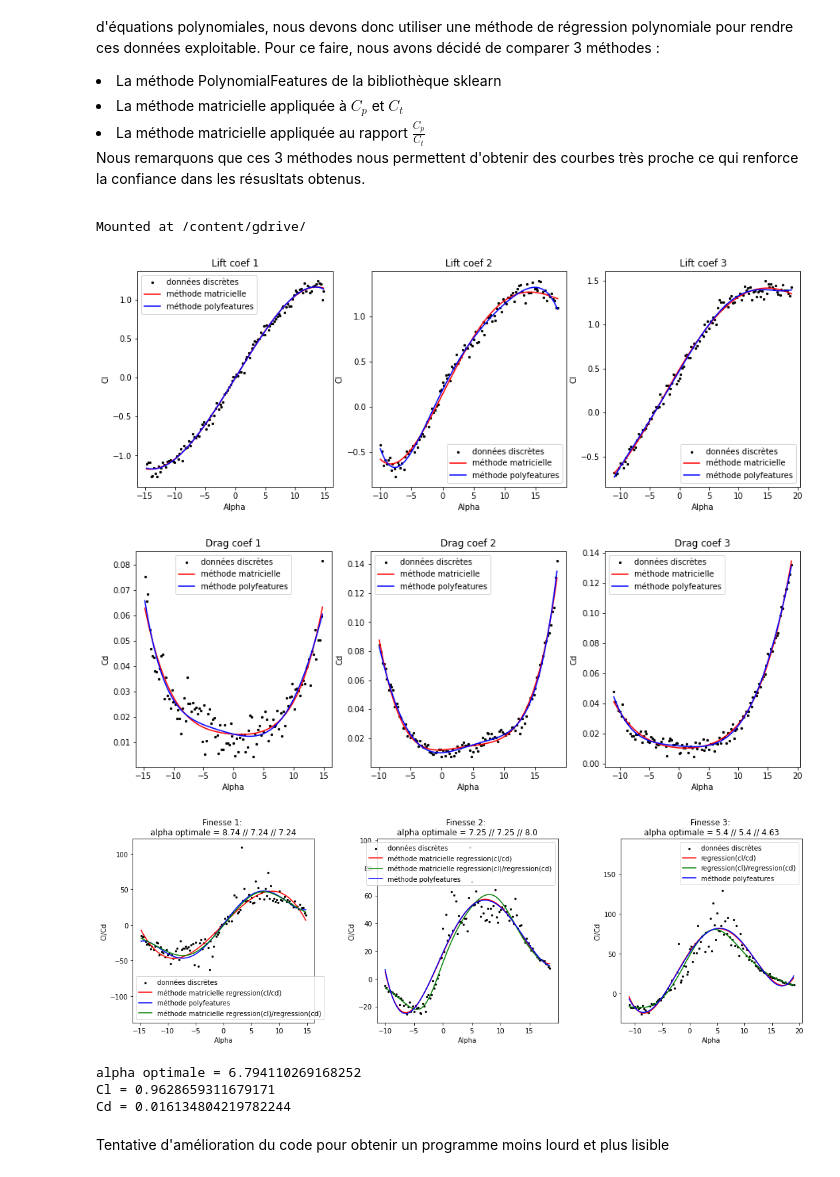
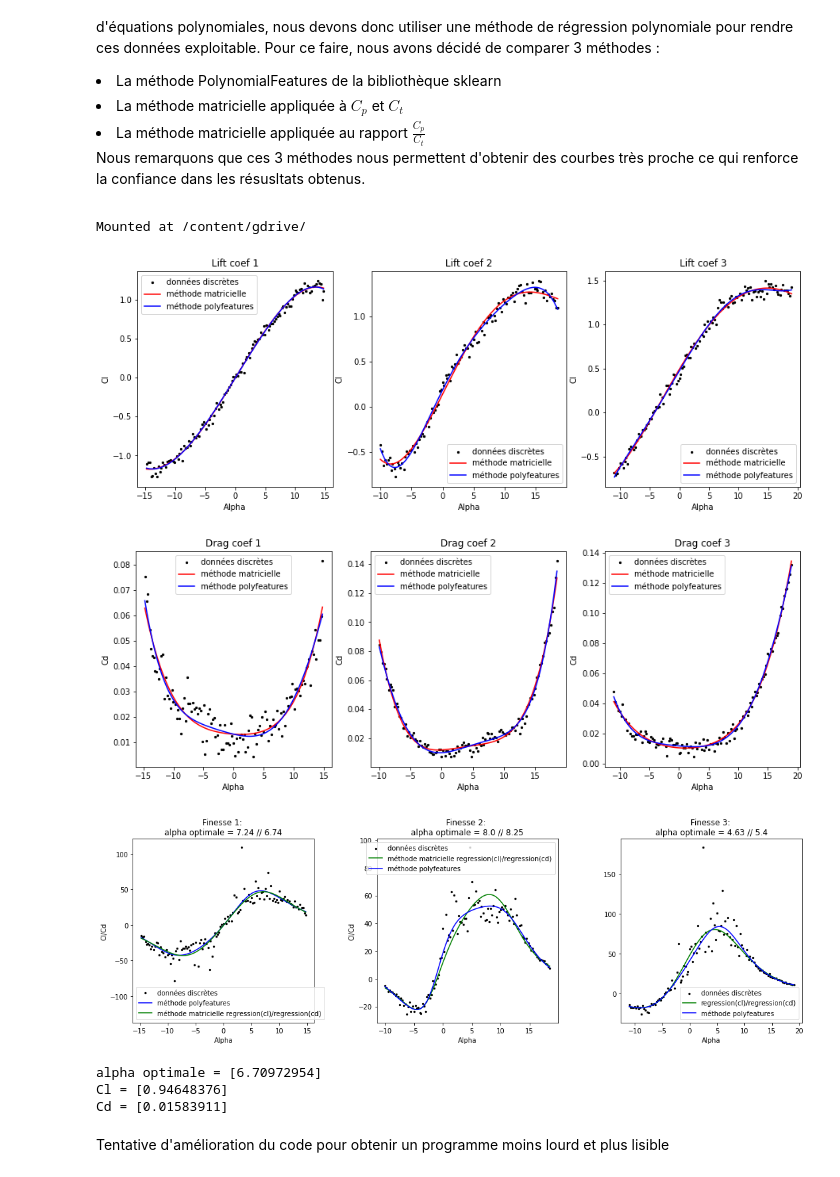
Before and after one commit to thomas-barrais/Projet-Eolienne, a Jupyter notebook: Groupe08_ProjetEol.ipynb, the cells around one changed output. Drawn from its saved outputs; the diff is of its cells as text; code cells hidden in the pictures.

```diff
--- a/Groupe08_ProjetEol.ipynb
+++ b/Groupe08_ProjetEol.ipynb
@@ -134,18 +134,10 @@ def afficher_polynomial_regression(alpha, cl, cd, alpha2, cl2, cd2, alpha3, cl3,
     y_range_cd_2 = polynomial_regression(alpha2, cd2, dg)
     y_range_cd_3 = polynomial_regression(alpha3, cd3, dg)
 
-    y_range_cl_cd = polynomial_regression(alpha, cl / cd, dg)
-    y_range_cl_cd_2 = polynomial_regression(alpha2, cl2 / cd2, dg)
-    y_range_cl_cd_3 = polynomial_regression(alpha3, cl3 / cd3, dg)
-
     # Trouver l'indice de la valeur maximale dans chaque tableau
     imax_ = np.argmax(y_range_cl / y_range_cd)
     imax2_ = np.argmax(y_range_cl_2 / y_range_cd_2)
     imax3_ = np.argmax(y_range_cl_3 / y_range_cd_3)
-
-    imax = np.argmax(y_range_cl_cd)
-    imax2 = np.argmax(y_range_cl_cd_2)
-    imax3 = np.argmax(y_range_cl_cd_3)
 
     # Calcul de la régression polynomiale avec la méthode polyfeatures
     cdd, cdd2, cdd3 = cd.reshape(119, 1), cd2.reshape(115, 1), cd3.reshape(118, 1)
@@ -174,12 +166,6 @@ def afficher_polynomial_regression(alpha, cl, cd, alpha2, cl2, cd2, alpha3, cl3,
     X_vals_poly_cll = poly_features.transform(X_vals_cll)
     y_vals_cll = reg_cll.predict(X_vals_poly_cll)
 
-    reg_cll_cdd = LinearRegression()
-    reg_cll_cdd.fit(X_poly_cll, cll / cdd)
-    X_vals_cll_cdd = x_range.reshape(-1, 1)
-    X_vals_poly_cll_cdd = poly_features.transform(X_vals_cll_cdd)
-    y_vals_cll_cdd = reg_cll_cdd.predict(X_vals_poly_cll_cdd)
-
     reg_cdd2 = LinearRegression()
     reg_cdd2.fit(X_poly_cdd2, cdd2)
     X_vals_cdd2 = x_range2.reshape(-1, 1)
@@ -191,12 +177,6 @@ def afficher_polynomial_regression(alpha, cl, cd, alpha2, cl2, cd2, alpha3, cl3,
     X_vals_cll2 = x_range2.reshape(-1, 1)
     X_vals_poly_cll2 = poly_features.transform(X_vals_cll2)
     y_vals_cll2 = reg_cll2.predict(X_vals_poly_cll2)
-
-    reg_cll_cdd2 = LinearRegression()
-    reg_cll_cdd2.fit(X_poly_cll2, cll2 / cdd2)
-    X_vals_cll_cdd2 = x_range2.reshape(-1, 1)
-    X_vals_poly_cll_cdd2 = poly_features.transform(X_vals_cll_cdd2)
-    y_vals_cll_cdd2 = reg_cll_cdd2.predict(X_vals_poly_cll_cdd2)
 
     reg_cdd3 = LinearRegression()
     reg_cdd3.fit(X_poly_cdd3, cdd3)
@@ -210,15 +190,9 @@ def afficher_polynomial_regression(alpha, cl, cd, alpha2, cl2, cd2, alpha3, cl3,
     X_vals_poly_cll3 = poly_features.transform(X_vals_cll3)
     y_vals_cll3 = reg_cll3.predict(X_vals_poly_cll3)
 
-    reg_cll_cdd3 = LinearRegression()
-    reg_cll_cdd3.fit(X_poly_cll3, cll3 / cdd3)
-    X_vals_cll_cdd3 = x_range3.reshape(-1, 1)
-    X_vals_poly_cll_cdd3 = poly_features.transform(X_vals_cll_cdd3)
-    y_vals_cll_cdd3 = reg_cll_cdd3.predict(X_vals_poly_cll_cdd3)
-
-    y_cl_cd_poly = np.array(y_vals_cll_cdd)
-    y_cl_cd2_poly = np.array(y_vals_cll_cdd2)
-    y_cl_cd3_poly = np.array(y_vals_cll_cdd3)
+    y_cl_cd_poly = np.array(y_vals_cll / y_vals_cdd)
+    y_cl_cd2_poly = np.array(y_vals_cll2 / y_vals_cdd2)
+    y_cl_cd3_poly = np.array(y_vals_cll3 / y_vals_cdd3)
 
     # Trouver l'indice de la valeur maximale dans chaque tableau
     indice_max = np.argmax(y_cl_cd_poly)
@@ -277,50 +251,46 @@ def afficher_polynomial_regression(alpha, cl, cd, alpha2, cl2, cd2, alpha3, cl3,
     axs2[2].legend()
 
     # Affichage de la finesse et de l'angle de finesse optimale
     fig3, axs3 = plt.subplots(1, 3, figsize=(15, 5))
     axs3[0].scatter(alpha, cl/cd, s=5, color='black', label="données discrètes")
-    axs3[0].set_title("Finesse 1: " + '\n' + "alpha optimale = " + str(round(x_range[imax], 2)) +" // "+ str(round(float(X_vals_cll_cdd[indice_max]), 2))+" // "+ str(round(x_range[imax_], 2)))
+    axs3[0].set_title("Finesse 1: " + '\n' + "alpha optimale = " + str(round(x_range[imax_], 2)) +" // "+ str(round(float(X_vals_cll[indice_max]), 2)))
     axs3[0].set_xlabel('Alpha')
     axs3[0].set_ylabel('Cl/Cd')
-    axs3[0].plot(x_range, y_range_cl_cd, 'r', label='méthode matricielle regression(cl/cd)')
-    axs3[0].plot(X_vals_cll_cdd, y_vals_cll_cdd, 'b', label='méthode polyfeatures')
+    axs3[0].plot(X_vals_cll, y_vals_cll / y_vals_cdd, 'b', label='méthode polyfeatures')
     axs3[0].plot(x_range, y_range_cl / y_range_cd, 'g', label='méthode matricielle regression(cl)/regression(cd)')
     axs3[0].legend()
 
     axs3[1].scatter(alpha2, cl2/cd2, s=5, color='black', label="données discrètes")
-    axs3[1].set_title("Finesse 2: "  + '\n' + "alpha optimale = " + str(round(x_range2[imax2], 2)) +" // "+ str(round(float(X_vals_cll_cdd2[indice_max2]), 2))+" // "+ str(round(x_range2[imax2_], 2)))
+    axs3[1].set_title("Finesse 2: "  + '\n' + "alpha optimale = " + str(round(x_range2[imax2_], 2)) +" // "+ str(round(float(X_vals_cll2[indice_max2]), 2)))
     axs3[1].set_xlabel('Alpha')
     axs3[1].set_ylabel('Cl/Cd')
-    axs3[1].plot(x_range2, y_range_cl_cd_2, 'r', label='méthode matricielle regression(cl/cd)')
     axs3[1].plot(x_range2, y_range_cl_2 / y_range_cd_2, 'g', label='méthode matricielle regression(cl)/regression(cd)')
-    axs3[1].plot(X_vals_cll_cdd2, y_vals_cll_cdd2, 'b', label='méthode polyfeatures')
+    axs3[1].plot(X_vals_cll2, y_vals_cll2 / y_vals_cdd2, 'b', label='méthode polyfeatures')
     axs3[1].legend()
 
     axs3[2].scatter(alpha3, cl3/cd3, s=5, color="black", label="données discrètes")
-    axs3[2].set_title("Finesse 3: " + '\n' + "alpha optimale = " + str(round(x_range3[imax3], 2)) +" // "+ str(round(float(X_vals_cll_cdd3[indice_max3]), 2))+" // "+ str(round(x_range3[imax3_], 2)))
+    axs3[2].set_title("Finesse 3: " + '\n' + "alpha optimale = " + str(round(x_range3[imax3_], 2)) +" // "+ str(round(float(X_vals_cll3[indice_max3]), 2)))
     axs3[2].set_xlabel('Alpha')
-    axs3[2].set_ylabel('Cl/Cd')
-    axs3[2].plot(x_range3, y_range_cl_cd_3, 'r', label='regression(cl/cd)')
     axs3[2].plot(x_range3, y_range_cl_3 / y_range_cd_3, 'g', label='regression(cl)/regression(cd)')
-    axs3[2].plot(X_vals_cll_cdd3, y_vals_cll_cdd3, 'b', label='méthode polyfeatures')
+    axs3[2].plot(X_vals_cll3, y_vals_cll3 / y_vals_cdd3, 'b', label='méthode polyfeatures')
     axs3[2].legend()
 
     plt.tight_layout()
     plt.show()
-    alpha_opti = (x_range[imax] + x_range[indice_max] + x_range[imax_] + x_range2[imax2] + x_range2[indice_max2] + x_range2[imax2_] + x_range3[imax3] + x_range3[indice_max3] + x_range3[imax3_]) / 9
-    s = (y_range_cl[imax] + y_range_cl[indice_max] + y_range_cl[imax_] + y_range_cl_2[imax2] + y_range_cl_2[indice_max2] + y_range_cl_2[imax2_] + y_range_cl_3[imax3] + y_range_cl_3[indice_max3] + y_range_cl_3[imax3_]) / 9
-    s2 = (y_range_cd[imax] + y_range_cd[indice_max] + y_range_cd[imax_] + y_range_cd_2[imax2] + y_range_cd_2[indice_max2] + y_range_cd_2[imax2_] + y_range_cd_3[imax3] + y_range_cd_3[indice_max3] + y_range_cd_3[imax3_]) / 9
+    alpha_opti = (X_vals_cll[indice_max] + x_range[imax_] + X_vals_cll2[indice_max2] + x_range2[imax2_] + X_vals_cll3[indice_max3] + x_range3[imax3_]) / 6
+    s = (y_vals_cll[indice_max] + y_range_cl[imax_] + y_vals_cll2[indice_max2] + y_range_cl_2[imax2_] + y_vals_cll3[indice_max3] + y_range_cl_3[imax3_]) / 6
+    s2 = (y_vals_cdd[indice_max] + y_range_cd[imax_] + y_vals_cdd2[indice_max2] + y_range_cd_2[imax2_] + y_vals_cdd3[indice_max3] + y_range_cd_3[imax3_]) / 6
     print("alpha optimale = " + str(alpha_opti) + '\n' + "Cl = " + str(s) +'\n'+ "Cd = " + str(s2))
 
 afficher_polynomial_regression(alpha, cl, cd, alpha2, cl2, cd2, alpha3, cl3, cd3, 4)
 # %% [output]
 Mounted at /content/gdrive/
 [figure]
 [figure]
-[figure, old version]
+[figure, new version]
-alpha optimale = 6.794110269168252
-Cl = 0.9628659311679171
-Cd = 0.016134804219782244
+alpha optimale = [6.70972954]
+Cl = [0.94648376]
+Cd = [0.01583911]
 # %% [markdown]
 <p> Tentative d'amélioration du code pour obtenir un programme moins lourd et plus lisible </p>
 # %%
```
Also changed, not shown: parts of 8 cells of this notebook.
